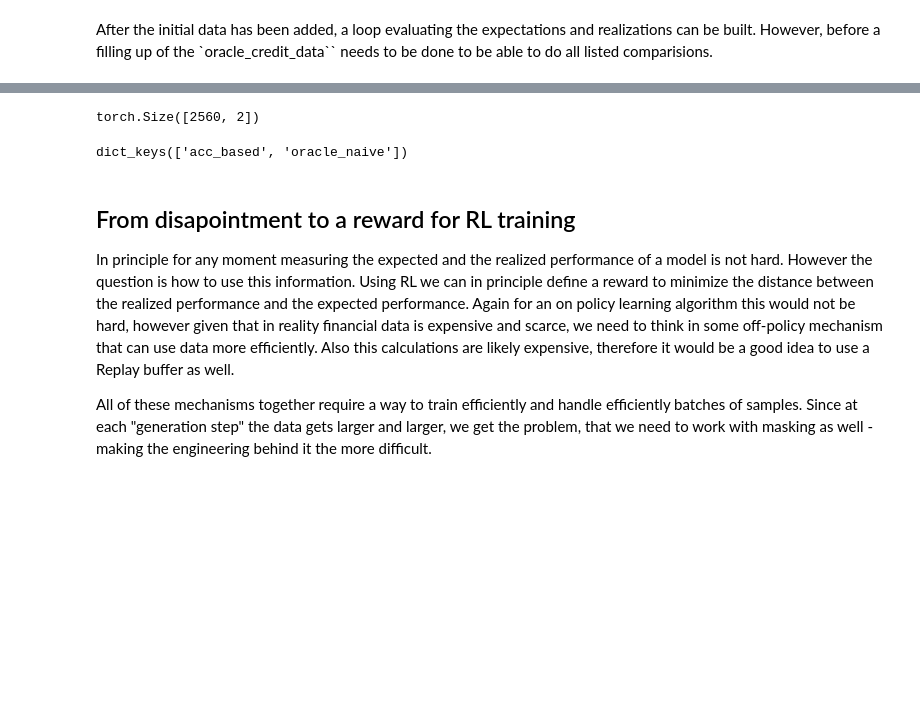
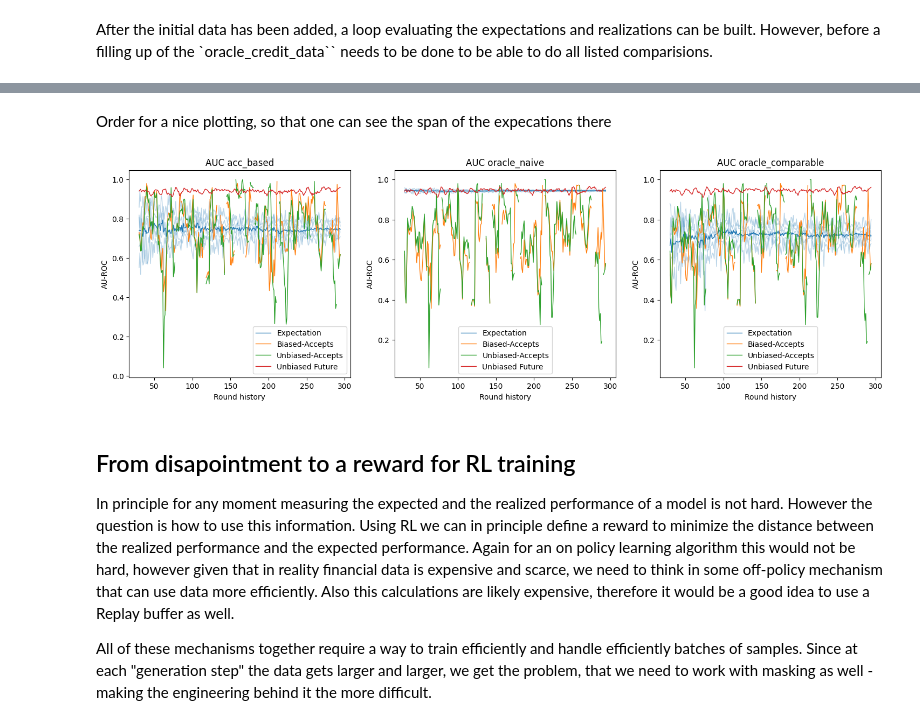
Before and after one commit to TheBISEconStatcian/BEReBASL, a Jupyter notebook: dev/hypothesis_development.ipynb, the cells around one changed output, grey strips where cells are left out. Cells and saved outputs as stored; diff of their text form; code cells hidden in the pictures; blank space fills up the shorter version.

```diff
--- a/dev/hypothesis_development.ipynb
+++ b/dev/hypothesis_development.ipynb
@@ -572,7 +575,7 @@ def realistic_oracle_exp(
         min_bads=min_bads
     )
 
-    N_r, N_a = lbls_rej.size(-1)
+    preds_cv = []
 
     for k_vali in range(k_folds):
         mask_train_acc = mask_valid_acc_cv.clone() # [*super_batch_dims, k_folds, fold_rows]
@@ -583,14 +586,21 @@ def realistic_oracle_exp(
         feats_train = torch.cat([
             feats_rej_cv[mask_train_rej],
             feats_acc_cv[mask_train_acc]
-        ], dim=-1) # [N_train, F]
+        ], dim=0) # [N_train, F]
         lbls_train = torch.cat([
             lbls_rej_cv[mask_train_rej],
             lbls_acc_cv[mask_train_acc]
-        ], dim=-1) # [N_train]
+        ], dim=0) # [N_train]
 
         classif.reset_parameters_to_initial()
         classif.fit(feats_train, lbls_train)
 
         feats_val = feats_acc_cv[~mask_train_acc]
-        lbls_val = feats_acc_cv[~mask_train_acc]
+        with torch.no_grad():
+            preds_cv.append(
+                classif.predict_proba(feats_val)[..., -1]
+            )
+
+    preds_cv = torch.stack(preds_cv, dim=0)
+
+    return batched_metric(preds_cv, lbls_acc_cv, **{metrics_mask_name : mask_valid_acc_cv}, **further_metrics_kwargs)
@@ -703,23 +677,41 @@ for shifted_idx in generator_loop:
-# %%
-hist_feats_unb, hist_lbls_unb, was_acc_mask_oracle = oracle_data.unbiased_obs(
-    include_accepted_status=True,
-    up_to_round_idx=consider_history_up_to
-)
-was_rej_mask_oracle = ~was_acc_mask_oracle
-hist_oracle_rej_feats = hist_feats_unb[was_rej_mask_oracle]
-hist_oracle_rej_lbls = hist_lbls_unb[was_rej_mask_oracle]
-hist_oracle_rej_feats.shape
-# %% [output]
-torch.Size([2560, 2])
-# %%
-def comparable_expectation(
-        oracle_data: CreditData,
-        consider_history_up_to: int,
-        rng: torch.Generator
-) -> torch.Tensor:
-    pass
-# %% [output]
-dict_keys(['acc_based', 'oracle_naive'])
+# %% [markdown]
+Order for a nice plotting, so that one can see the span of the expecations there
+# %%
+for cat in categories_auc:
+    au_rocs[cat + '_exp'] = au_rocs[cat + '_exp'].sort(dim=-1).values
+# %%
+import matplotlib.colors as mcolors
+hist_up_to_idx = torch.arange(min_gens_passed, total_gens-look_ahead_window_gens, device=torch.device('cpu')).numpy()
+
+colors = plt.rcParams["axes.prop_cycle"].by_key()["color"]
+colors_dict = {lbl : c for c, lbl in zip(colors[:len(real_lbls) + 1], [exp_lbl] + real_lbls)}
+report_real_lbls = {
+    "acc_biased" : "Biased-Accepts",
+    "acc_unbiased" : "Unbiased-Accepts",
+    "all" : "Unbiased Future"
+}
+
+fig, axes = plt.subplots(ncols=3, figsize=(18,5))
+
+
+for cat, ax in zip(categories_auc, axes):
+    ax.plot(hist_up_to_idx, au_rocs[cat + "_exp"].mean(dim=-1).detach().cpu().numpy(),
+            c=colors_dict["exp"], lw=1, label="Expectation")
+
+    for k in range(k_folds):
+        ax.plot(hist_up_to_idx,au_rocs[cat + "_exp"][:,k].detach().cpu().numpy(),
+                c = mcolors.to_rgb(colors_dict["exp"]) + (0.3,), lw=1)
+
+    for r in real_lbls:
+        ax.plot(hist_up_to_idx, au_rocs[cat+'_' + r].detach().cpu().numpy(),
+                c = colors_dict[r], lw=1, label = report_real_lbls[r])
+
+    ax.set_title("AUC " + cat)
+    ax.set_ylabel("AU-ROC")
+    ax.set_xlabel("Round history")
+    ax.legend()
+# %% [output]
+[figure, added]
 # %% [markdown]
 ## From disapointment to a reward for RL training
 
```
Also changed, not shown: parts of 9 cells of this notebook.
